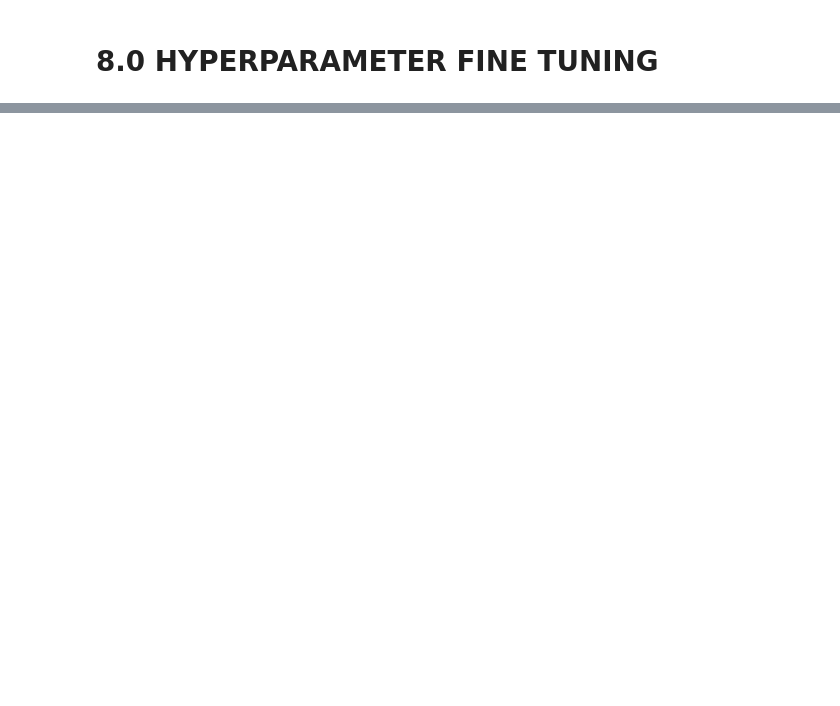
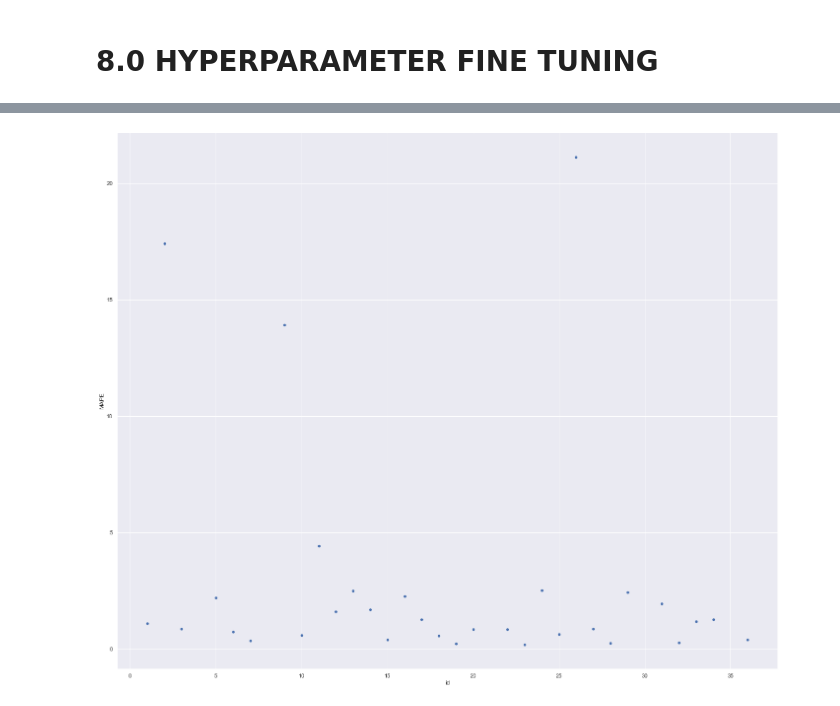
Before and after one commit to marcusbraggion/absenteeism_at_work, a Jupyter notebook: notebooks/absenteeism_at_work.ipynb, the cells around one changed output, grey strips where cells are left out. Saved outputs shown, nothing was run; the diff lists cells and outputs as text; code cells hidden in the pictures; blank space fills up the shorter version.

Commit message:
end of interpretating model error values

```diff
--- a/notebooks/absenteeism_at_work.ipynb
+++ b/notebooks/absenteeism_at_work.ipynb
@@ -752,0 +743,15 @@ model = pickle.dump(rf_tuned, open(filename, 'wb'))
+# %%
+# model
+rf_tuned = RandomForestRegressor(n_estimators=300,
+                                min_samples_split=2,
+                                min_samples_leaf=4,
+                                max_features='auto',
+                                max_depth=10,
+                                criterion='squared_error').fit(X_train, y_train)
+
+# predict
+yhat_rf_tuned = rf_tuned.predict(X_test)
+
+# result
+rf_tuned_result = ml_error('Random Forest Regressor', y_test, yhat_rf_tuned)
+rf_tuned_result
@@ -752,0 +766,6 @@ model = pickle.dump(rf_tuned, open(filename, 'wb'))
+# %%
+df9 = X_test
+
+df9['absenteeism_time_in_hours'] = df3['absenteeism_time_in_hours']
+df9['predictions'] = yhat_rf_tuned
+df9['id'] = df2['id']
@@ -752,0 +774,17 @@ model = pickle.dump(rf_tuned, open(filename, 'wb'))
+# %%
+# sum of predictions
+df91 = df9[['id', 'predictions']].groupby('id').sum().reset_index()
+
+# MAE and MAPE
+df9_aux1 = df9[['id', 'absenteeism_time_in_hours', 'predictions']].groupby('id').apply(lambda x: mean_absolute_error( x['absenteeism_time_in_hours'], x['predictions'] ) ).reset_index().rename( columns={0:'MAE'})
+df9_aux2 = df9[['id', 'absenteeism_time_in_hours', 'predictions']].groupby('id').apply(lambda x: mean_absolute_percentage_error( x['absenteeism_time_in_hours'], x['predictions'] ) ).reset_index().rename( columns={0:'MAPE'})
+# Merge
+df9_aux3 = pd.merge( df9_aux1, df9_aux2, how='inner', on='id' )
+df92 = pd.merge( df91, df9_aux3, how='inner', on='id' )
+# Scenarios
+df92['worst_scenario'] = df92['predictions'] - df92['MAE']
+df92['best_scenario'] = df92['predictions'] + df92['MAE']
+# order columns
+df92 = df92[['id','predictions', 'worst_scenario', 'best_scenario', 'MAE', 'MAPE']]
+df92['absenteeism_time_in_hours'] = df3['absenteeism_time_in_hours']
+df92[['id', 'absenteeism_time_in_hours', 'predictions']]
@@ -752,0 +809,4 @@ model = pickle.dump(rf_tuned, open(filename, 'wb'))
+# %%
+sns.scatterplot( x='id', y='MAPE', data=df92 );
+# %% [output]
+[figure, added]
```
Also changed, not shown: parts of 99 cells of this notebook.
